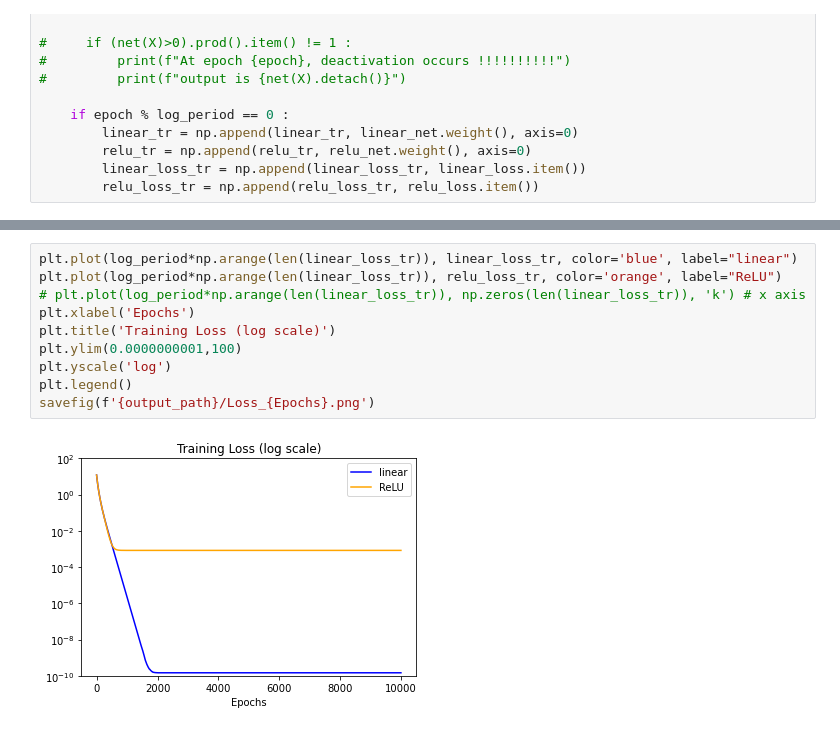
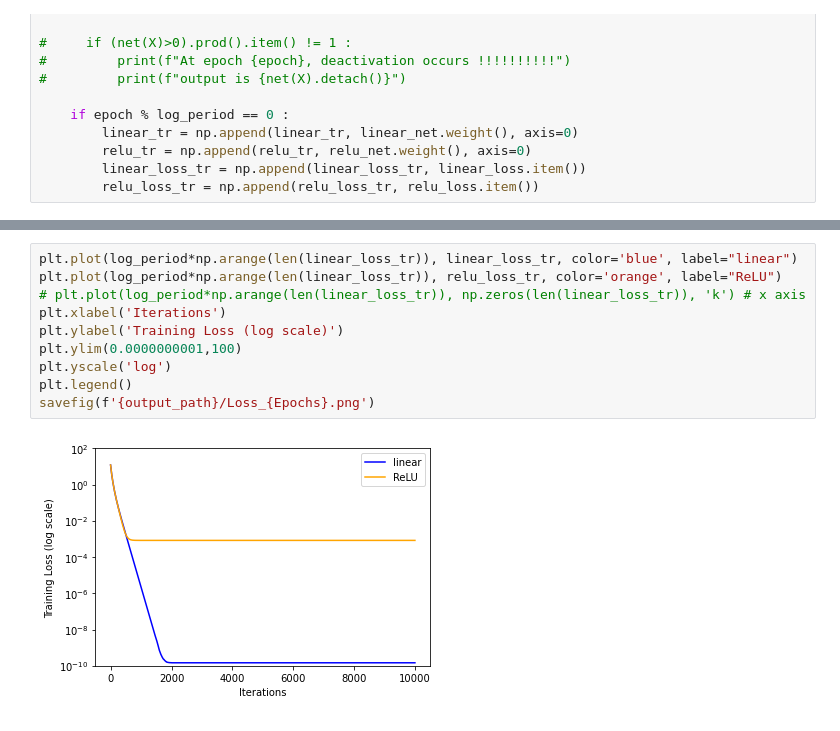
Before and after one commit to leeleesang/Single-Layer-Networks, a Jupyter notebook: Exmp_Deactivation.ipynb, the cells around one changed output, grey strips where cells are left out. Cells and saved outputs as stored; diff of their text form.

```diff
--- a/Exmp_Deactivation.ipynb
+++ b/Exmp_Deactivation.ipynb
@@ -171,12 +171,12 @@ for i in range(n):
 # %%
 plt.plot(log_period*np.arange(len(linear_loss_tr)), linear_loss_tr, color='blue', label="linear")
 plt.plot(log_period*np.arange(len(linear_loss_tr)), relu_loss_tr, color='orange', label="ReLU")
 # plt.plot(log_period*np.arange(len(linear_loss_tr)), np.zeros(len(linear_loss_tr)), 'k') # x axis
-plt.xlabel('Epochs')
-plt.title('Training Loss (log scale)')
+plt.xlabel('Iterations')
+plt.ylabel('Training Loss (log scale)')
 plt.ylim(0.0000000001,100)
 plt.yscale('log')
 plt.legend()
 savefig(f'{output_path}/Loss_{Epochs}.png')
 # %% [output]
-[figure, old version]
+[figure, new version]
```
Also changed, not shown: parts of 3 cells of this notebook, 19 other files.
